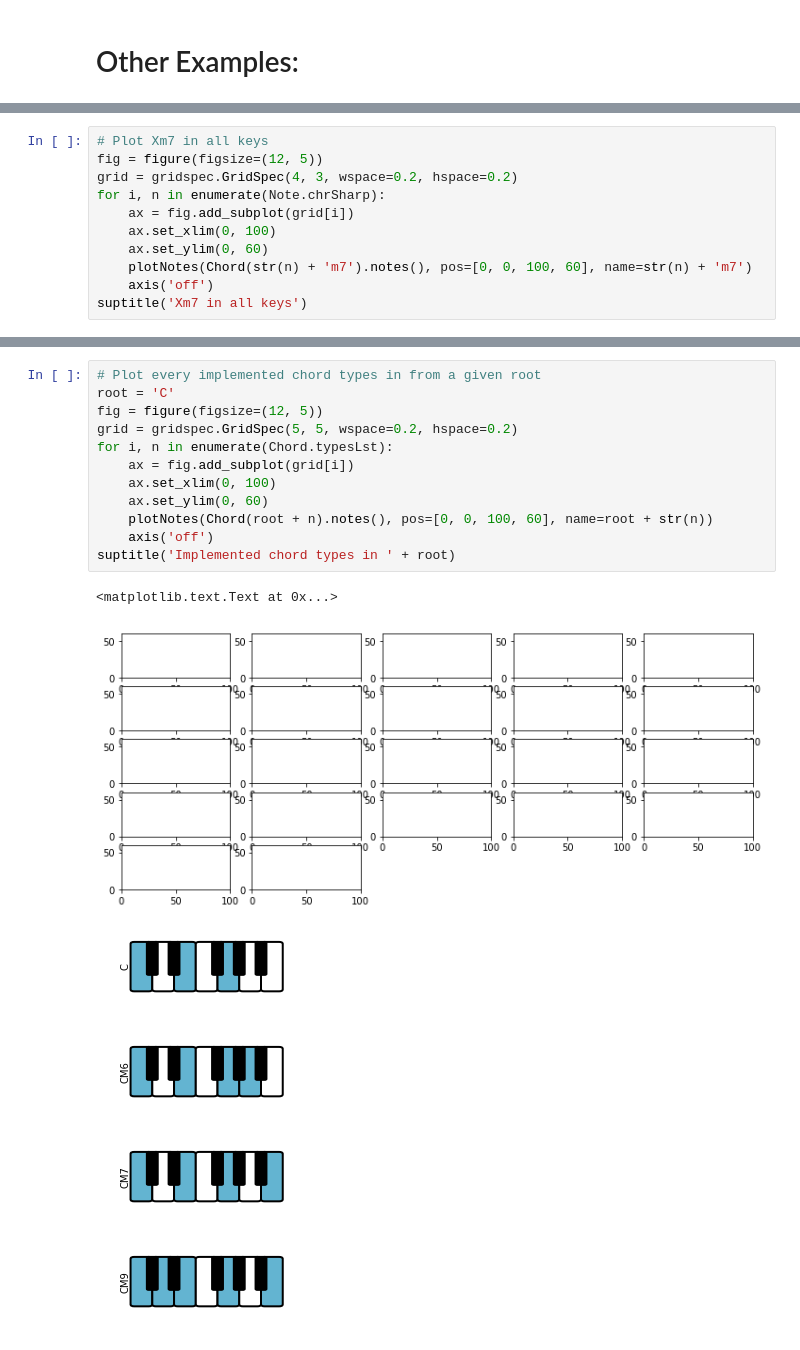
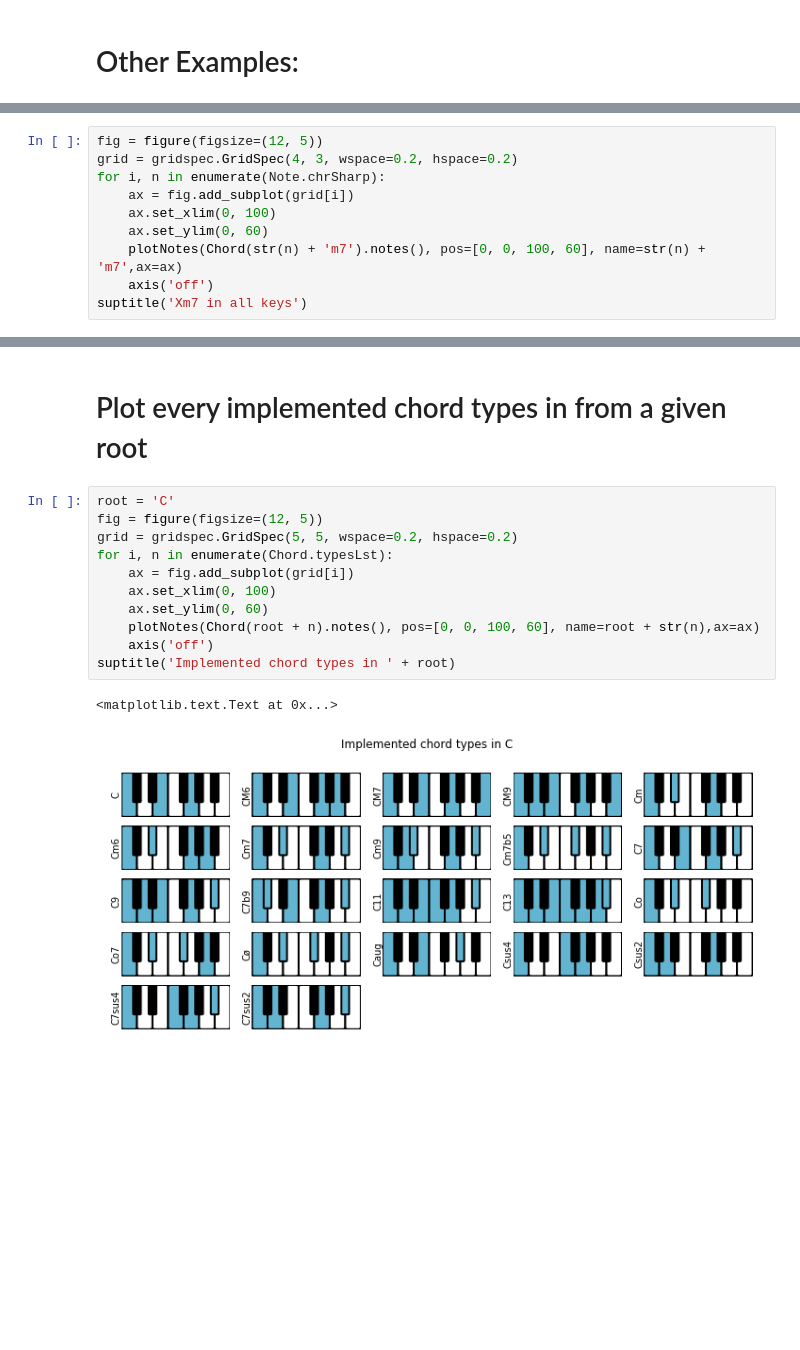
Before and after one commit to NeuralControl/jazzElements, a Jupyter notebook: demos.ipynb, the cells around one changed output, grey strips where cells are left out. Saved outputs shown, nothing was run; the diff lists cells and outputs as text; blank space fills up the shorter version.

```diff
--- a/demos.ipynb
+++ b/demos.ipynb
@@ -147,12 +122,11 @@ s.plotChords()
 # %%
-# Plot Xm7 in all keys
 fig = figure(figsize=(12, 5))
 grid = gridspec.GridSpec(4, 3, wspace=0.2, hspace=0.2)
 for i, n in enumerate(Note.chrSharp):
     ax = fig.add_subplot(grid[i])
     ax.set_xlim(0, 100)
     ax.set_ylim(0, 60)
-    plotNotes(Chord(str(n) + 'm7').notes(), pos=[0, 0, 100, 60], name=str(n) + 'm7')
+    plotNotes(Chord(str(n) + 'm7').notes(), pos=[0, 0, 100, 60], name=str(n) + 'm7',ax=ax)
     axis('off')
 suptitle('Xm7 in all keys')
 # %% [output]
@@ -173,19 +135,16 @@ suptitle('Xm7 in all keys')
+# %% [markdown]
+# Plot every implemented chord types in from a given root
 # %%
-# Plot every implemented chord types in from a given root
 root = 'C'
 fig = figure(figsize=(12, 5))
 grid = gridspec.GridSpec(5, 5, wspace=0.2, hspace=0.2)
 for i, n in enumerate(Chord.typesLst):
     ax = fig.add_subplot(grid[i])
     ax.set_xlim(0, 100)
     ax.set_ylim(0, 60)
-    plotNotes(Chord(root + n).notes(), pos=[0, 0, 100, 60], name=root + str(n))
+    plotNotes(Chord(root + n).notes(), pos=[0, 0, 100, 60], name=root + str(n),ax=ax)
     axis('off')
 suptitle('Implemented chord types in ' + root)
 # %% [output]
 <matplotlib.text.Text at 0x...>
-[figure, old version]
+[figure, new version]
-[figure, removed]
-[figure, removed]
-[figure, removed]
-[figure, removed]
```
Also changed, not shown: parts of 11 cells of this notebook, 1 other file.
